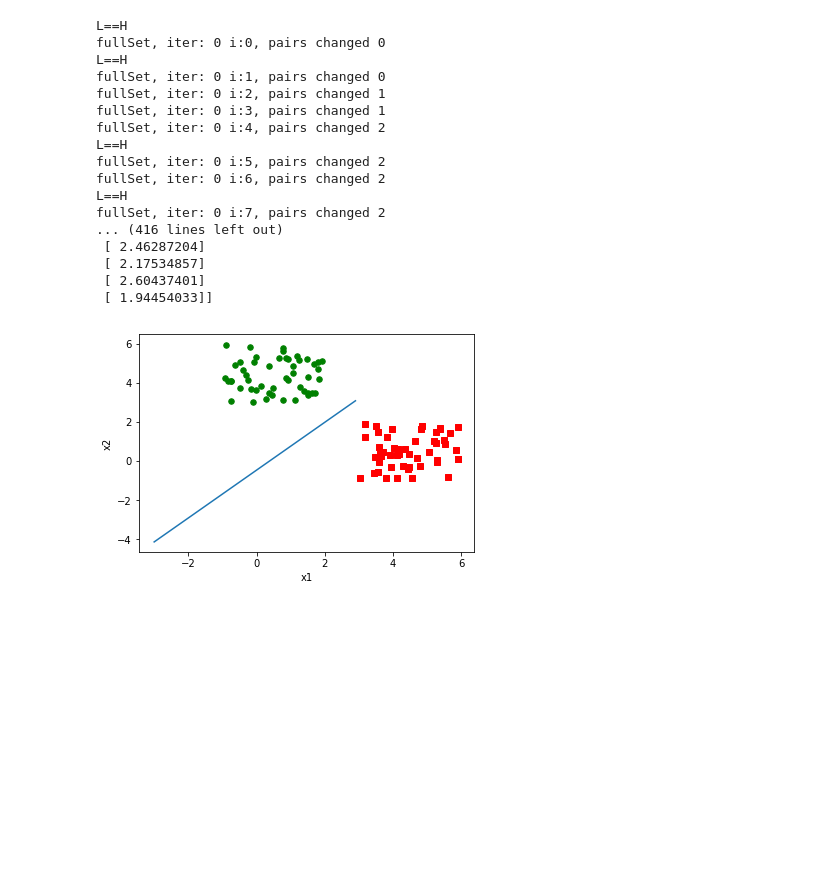
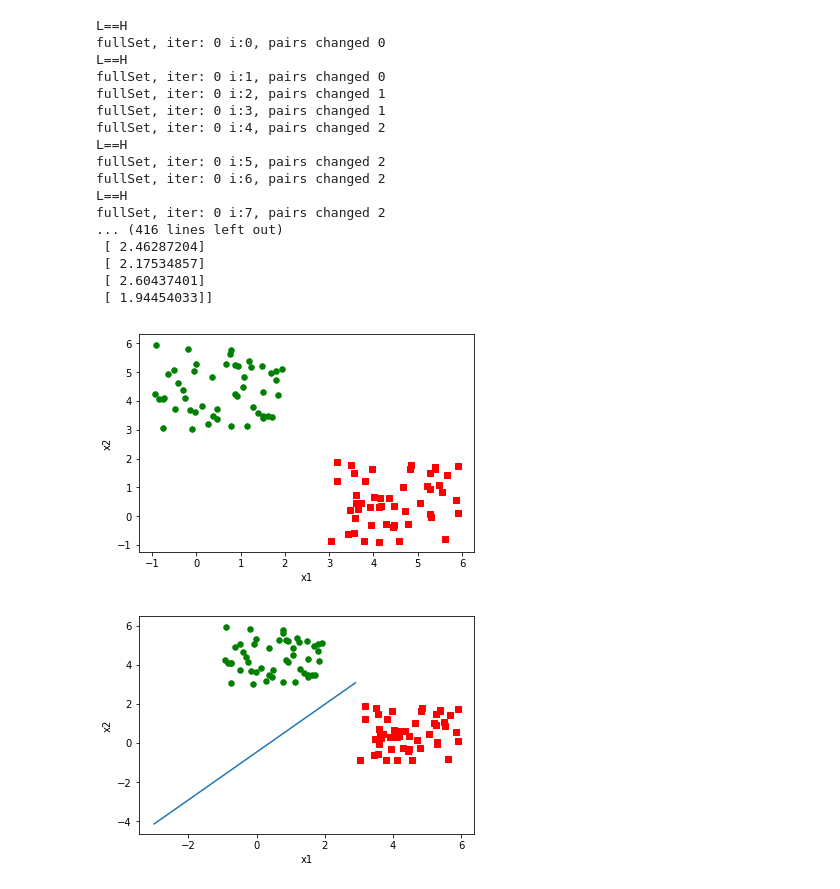
Before and after one commit to aabajaj2/ml_lab2, a Jupyter notebook: Lab2/svm_basic.ipynb, the cells around one changed output. Saved outputs shown, nothing was run; the diff lists cells and outputs as text; code cells hidden in the pictures; blank space fills up the shorter version.

Commit message:
Added normal plot

```diff
--- a/Lab2/svm_basic.ipynb
+++ b/Lab2/svm_basic.ipynb
@@ -164,6 +164,36 @@ class svmClassifier:
     def predict(self, x):
         hypothesis = mat(x) * mat(self.weights) + self.b
         return hypothesis
+# %%
+def plot_fit(datamatrix, labelmatrix):
+    import matplotlib.pyplot as plt
+    import numpy as np
+
+    dataarray = np.asarray(datamatrix)
+    n = dataarray.shape[0]
+
+    # Keep track of the two classes in different arrays so they can be plotted later...
+    xcord1 = []
+    ycord1 = []
+    xcord2 = []
+    ycord2 = []
+    for i in range(n):
+        if int(labelmatrix[i]) == 1:
+            xcord1.append(dataarray[i, 0])
+            ycord1.append(dataarray[i, 1])
+        else:
+            xcord2.append(dataarray[i, 0])
+            ycord2.append(dataarray[i, 1])
+    fig = plt.figure()
+
+    # Plot the data as points with different colours
+    ax = fig.add_subplot(111)
+    ax.scatter(xcord1, ycord1, s=30, c='red', marker='s')
+    ax.scatter(xcord2, ycord2, s=30, c='green')
+
+    plt.xlabel('x1')
+    plt.ylabel('x2')
+    plt.show()
 # %%
 dataMatrix, labelMat = loadDataSet('data/linearly_separable.csv')
 clf = svmClassifier(b=None, alphas=None, C=200, toler=0.0001, maxIter=1000)
@@ -189,4 +219,8 @@ fullSet, iter: 0 i:7, pairs changed 2
  [ 2.17534857]
  [ 2.60437401]
  [ 1.94454033]]
+# %%
+plot_fit(dataMatrix, labelMat)
+# %% [output]
+[figure, added]
 # %%
```
Also changed, not shown: parts of 2 cells of this notebook.
